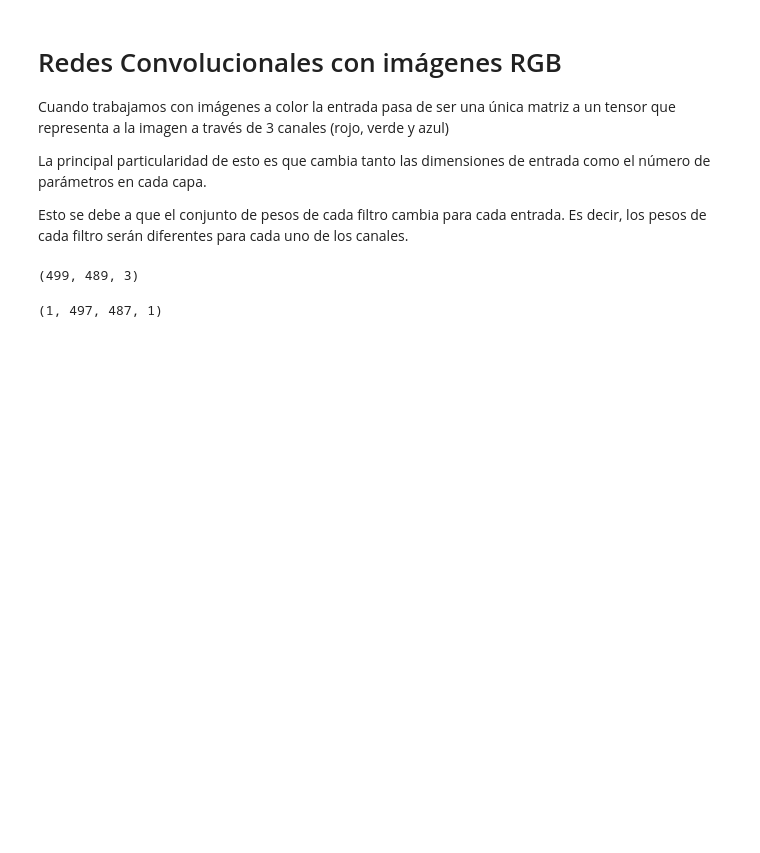
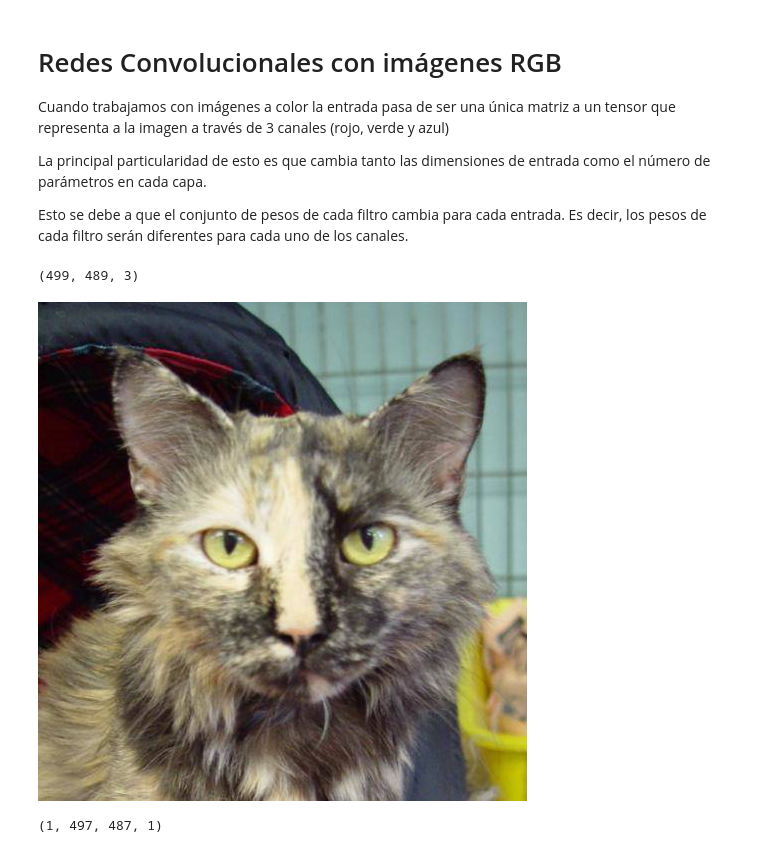
Before and after one commit to MarioAlmela/IDAL_MIA3, a Jupyter notebook: computer_vision_2.ipynb, the cells around one changed output. Saved outputs shown, nothing was run; the diff lists cells and outputs as text; code cells hidden in the pictures; blank space fills up the shorter version.

```diff
--- a/computer_vision_2.ipynb
+++ b/computer_vision_2.ipynb
@@ -490,6 +490,10 @@ array_image = np.array(img)
 array_image.shape
 # %% [output]
 (499, 489, 3)
+# %%
+img
+# %% [output]
+[figure, added]
 # %%
 # Planteamos un modelo para analizar las salidas
 # Dimension esperada (1, 26, 26, 1)
```
Also changed, not shown: parts of 10 cells of this notebook.
